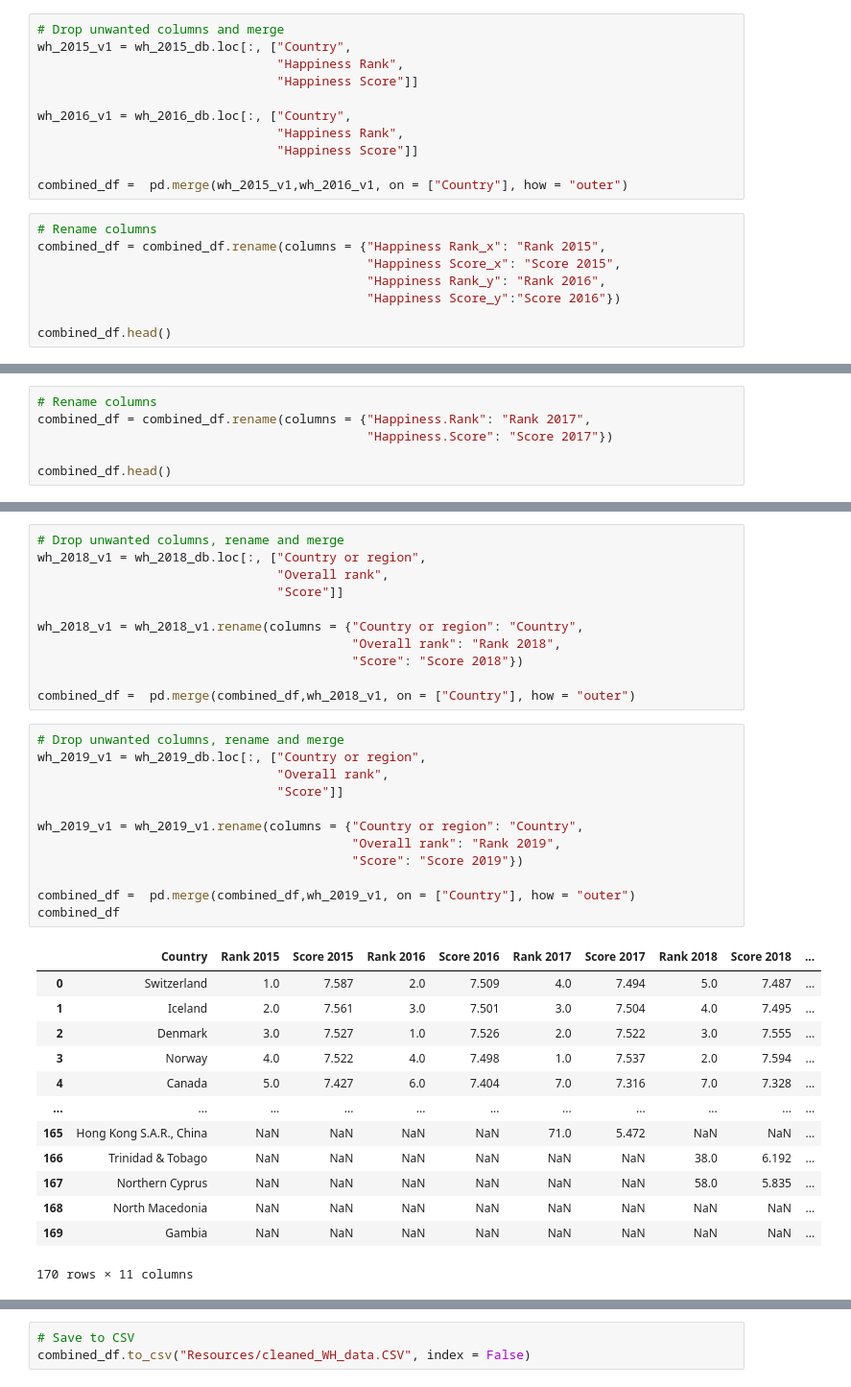
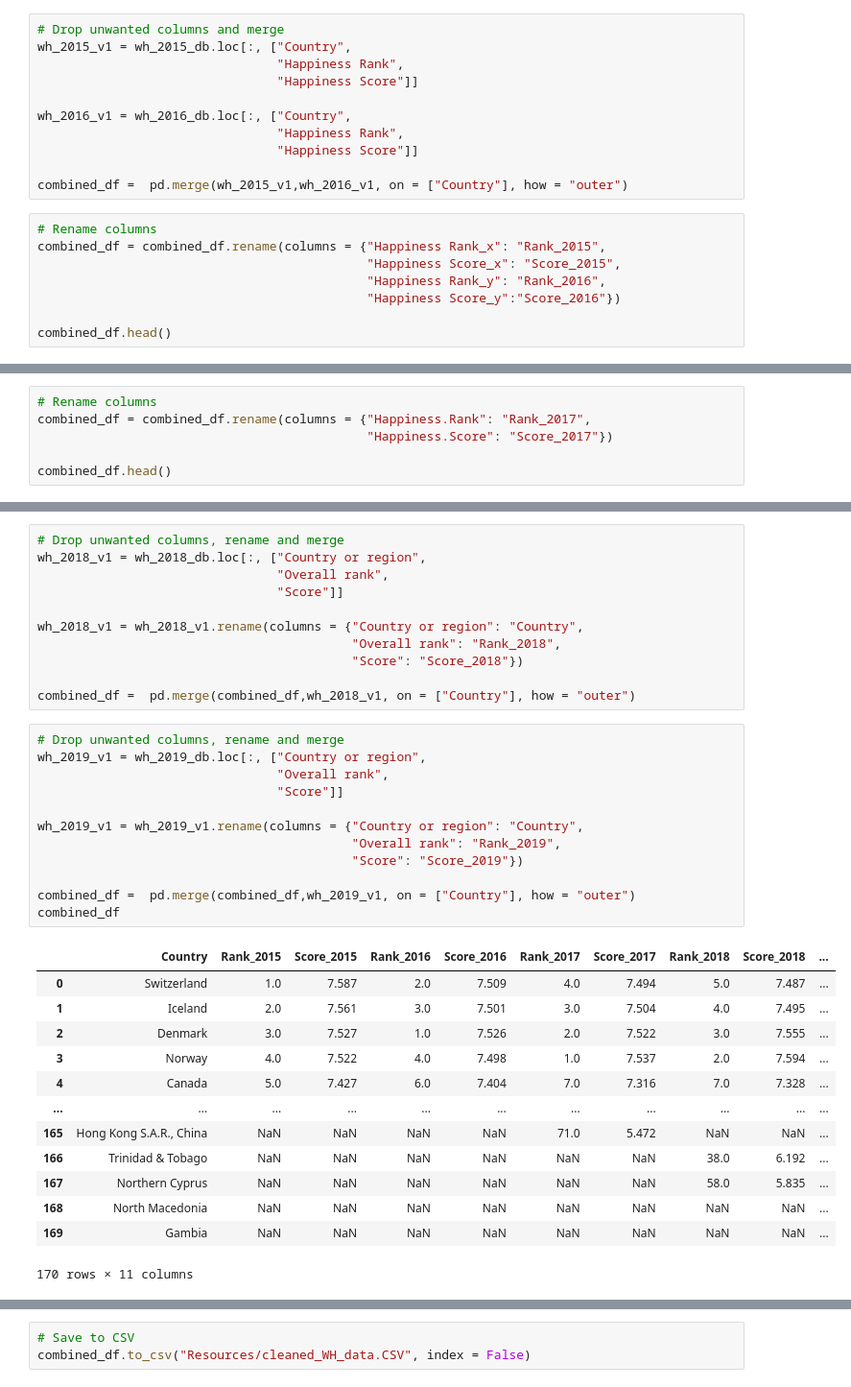
Before and after one commit to macadyls/Natural-Disaster-Support-ETL, a Jupyter notebook: WH_data_cleaning.ipynb, the cells around one changed output, grey strips where cells are left out. Shown: that part at 96% size. Cells and saved outputs as stored; diff of their text form.

```diff
--- a/WH_data_cleaning.ipynb
+++ b/WH_data_cleaning.ipynb
@@ -29,10 +29,10 @@ wh_2016_v1 = wh_2016_db.loc[:, ["Country",
 combined_df =  pd.merge(wh_2015_v1,wh_2016_v1, on = ["Country"], how = "outer")
 # %%
 # Rename columns
-combined_df = combined_df.rename(columns = {"Happiness Rank_x": "Rank 2015",
-                                            "Happiness Score_x": "Score 2015",
-                                            "Happiness Rank_y": "Rank 2016",
-                                            "Happiness Score_y":"Score 2016"})
+combined_df = combined_df.rename(columns = {"Happiness Rank_x": "Rank_2015",
+                                            "Happiness Score_x": "Score_2015",
+                                            "Happiness Rank_y": "Rank_2016",
+                                            "Happiness Score_y":"Score_2016"})
 
 combined_df.head()
 # %% [output]
@@ -66,8 +66,8 @@ combined_df
 166 rows × 7 columns
 # %%
 # Rename columns
-combined_df = combined_df.rename(columns = {"Happiness.Rank": "Rank 2017",
-                                            "Happiness.Score": "Score 2017"})
+combined_df = combined_df.rename(columns = {"Happiness.Rank": "Rank_2017",
+                                            "Happiness.Score": "Score_2017"})
 
 combined_df.head()
 # %% [output]
@@ -84,24 +84,24 @@ wh_2018_v1 = wh_2018_db.loc[:, ["Country or region",
                                 "Score"]]
 
 wh_2018_v1 = wh_2018_v1.rename(columns = {"Country or region": "Country",
-                                          "Overall rank": "Rank 2018",
-                                          "Score": "Score 2018"})
+                                          "Overall rank": "Rank_2018",
+                                          "Score": "Score_2018"})
 
 combined_df =  pd.merge(combined_df,wh_2018_v1, on = ["Country"], how = "outer")
 # %%
 # Drop unwanted columns, rename and merge
 wh_2019_v1 = wh_2019_db.loc[:, ["Country or region",
                                 "Overall rank",
                                 "Score"]]
 
 wh_2019_v1 = wh_2019_v1.rename(columns = {"Country or region": "Country",
-                                          "Overall rank": "Rank 2019",
-                                          "Score": "Score 2019"})
+                                          "Overall rank": "Rank_2019",
+                                          "Score": "Score_2019"})
 
 combined_df =  pd.merge(combined_df,wh_2019_v1, on = ["Country"], how = "outer")
 combined_df
 # %% [output]
-|  | Country | Rank 2015 | Score 2015 | Rank 2016 | Score 2016 | Rank 2017 | Score 2017 | Rank 2018 | Score 2018 | ... |
+|  | Country | Rank_2015 | Score_2015 | Rank_2016 | Score_2016 | Rank_2017 | Score_2017 | Rank_2018 | Score_2018 | ... |
 | 0 | Switzerland | 1.0 | 7.587 | 2.0 | 7.509 | 4.0 | 7.494 | 5.0 | 7.487 | ... |
 | 1 | Iceland | 2.0 | 7.561 | 3.0 | 7.501 | 3.0 | 7.504 | 4.0 | 7.495 | ... |
 | 2 | Denmark | 3.0 | 7.527 | 1.0 | 7.526 | 2.0 | 7.522 | 3.0 | 7.555 | ... |
```
Also changed, not shown: parts of 4 cells of this notebook, 2 other files.
